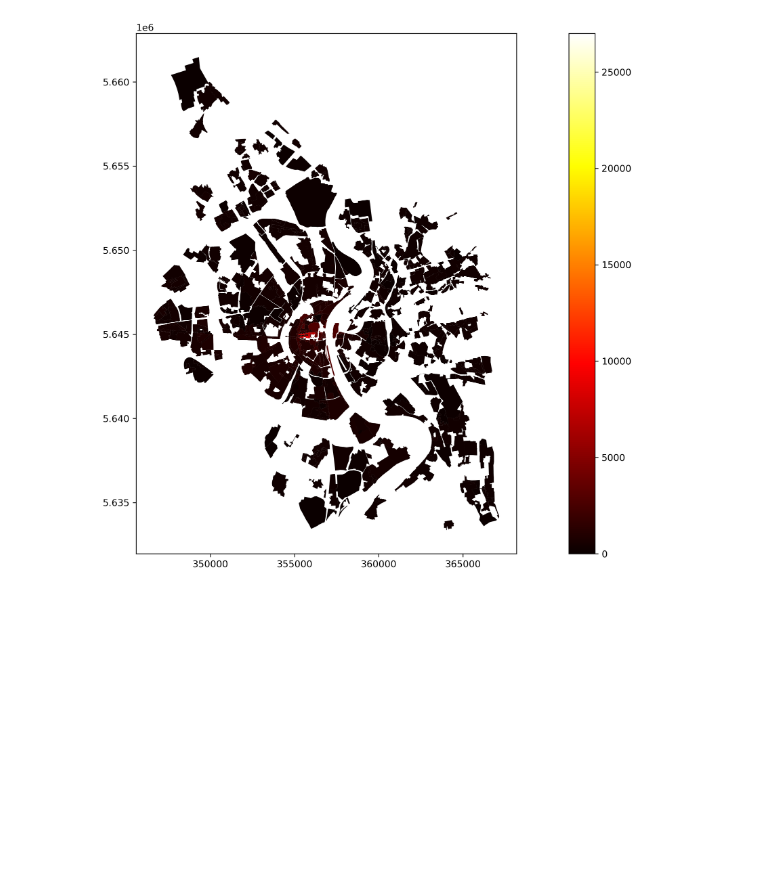
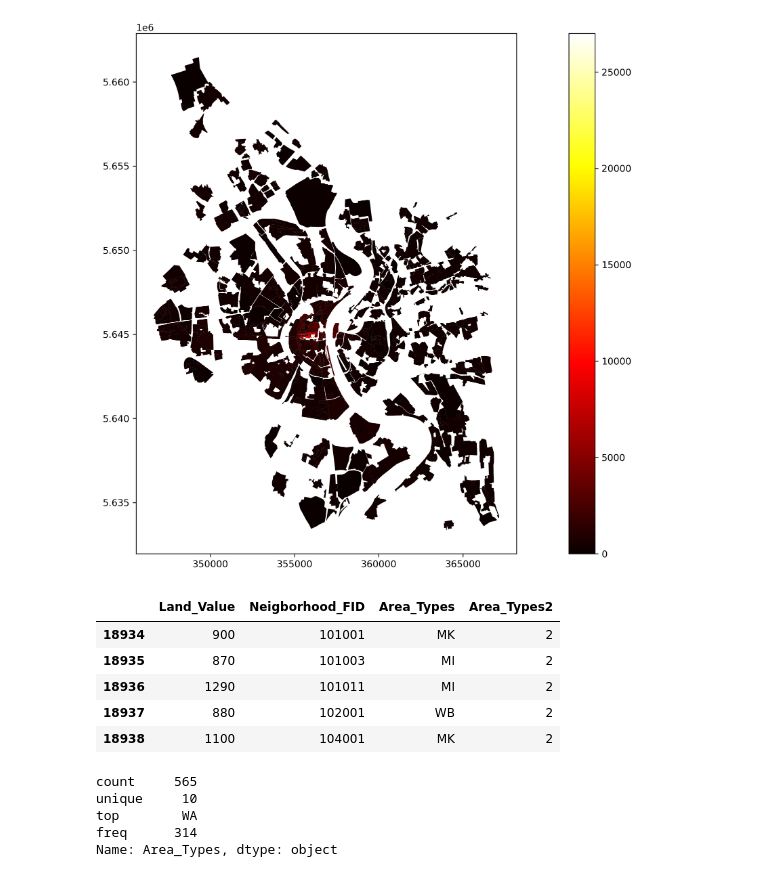
Before and after one commit to Schalwal/Geo-paw-sitioning, a Jupyter notebook: notebooks/boris2011cologne.ipynb, the cells around one changed output. Cells and saved outputs as stored; diff of their text form; code cells hidden in the pictures; blank space fills up the shorter version.

```diff
--- a/notebooks/boris2011cologne.ipynb
+++ b/notebooks/boris2011cologne.ipynb
@@ -20,7 +20,9 @@ gdf_cologne = gdf[(gdf.BRW.notnull()) & (gdf.GENA == "Köln")]
 # %%
 gdf_cologne = gdf_cologne.dropna(axis=1)
 # %%
-gdf_cologne["BRW"] = pd.to_numeric(gdf_cologne.BRW)
+gdf_cologne["BRW"] = pd.to_numeric(gdf_cologne["BRW"])
+gdf_cologne["BRWZNR"] = pd.to_numeric(gdf_cologne["BRWZNR"])
+gdf_cologne["FARBE"] = pd.to_numeric(gdf_cologne["FARBE"])
 # %%
 gdf_cologne.shape
 # %% [output]
@@ -88,3 +103,29 @@ gdf_cologne.plot(column="BRW", cmap="hot", legend=True, ax=ax)
 # %% [output]
 <Axes: >
 [figure]
+# %%
+gdf_cologne_small = gdf_cologne[["BRW", "BRWZNR", "NUTA", "FARBE"]]
+# %%
+gdf_cologne_small.columns = [
+    "Land_Value",
+    "Neigborhood_FID",
+    "Area_Types",
+    "Area_Types2",
+]
+# %%
+gdf_cologne_small.head()
+# %% [output]
+|  | Land_Value | Neigborhood_FID | Area_Types | Area_Types2 |
+| 18934 | 900 | 101001 | MK | 2 |
+| 18935 | 870 | 101003 | MI | 2 |
+| 18936 | 1290 | 101011 | MI | 2 |
+| 18937 | 880 | 102001 | WB | 2 |
+| 18938 | 1100 | 104001 | MK | 2 |
+# %%
+gdf_cologne_small.Area_Types.describe()
+# %% [output]
+count     565
+unique     10
+top        WA
+freq      314
+Name: Area_Types, dtype: object
```
Also changed, not shown: parts of 6 cells of this notebook.
